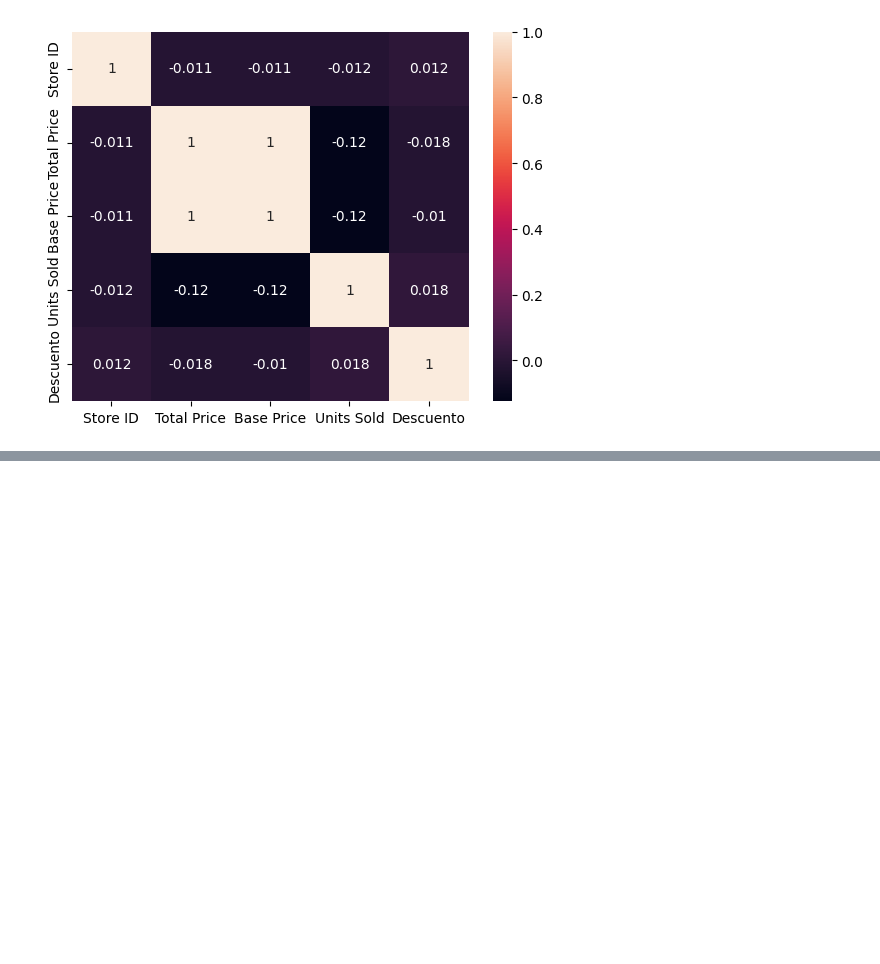
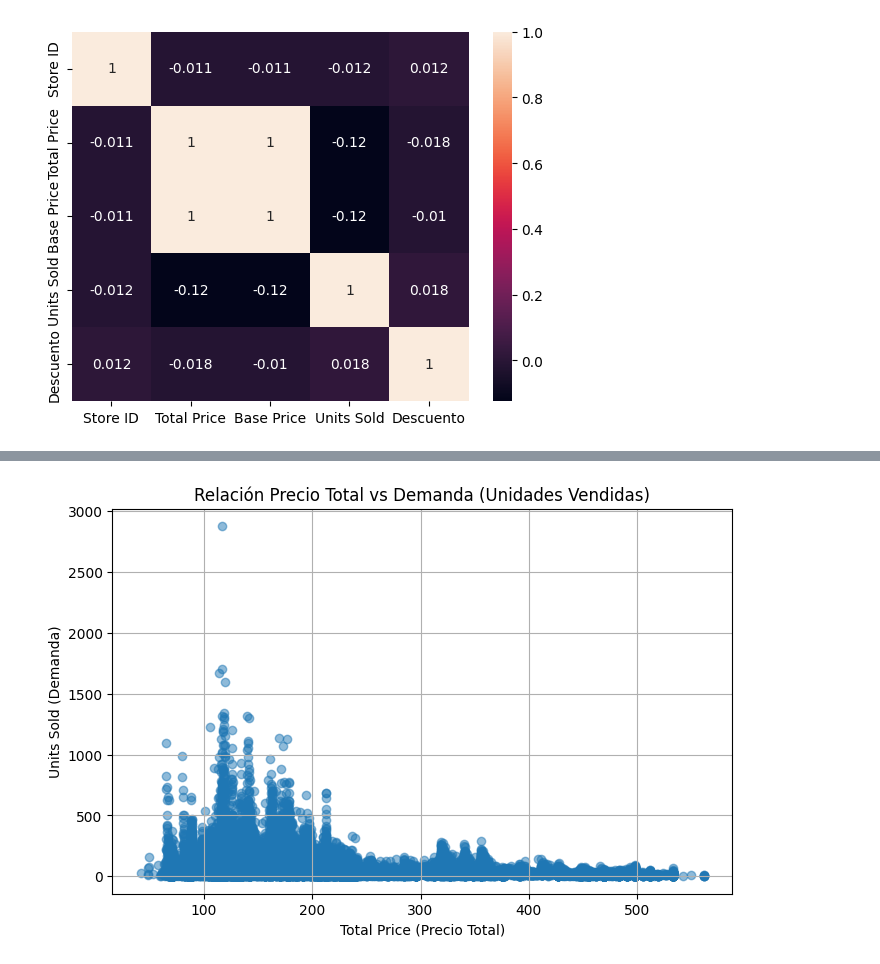
Before and after one commit to MonicaChT16/ComputacionParalelaLab3, a Jupyter notebook: Predicción_de_Demanda__PT_I.ipynb, the cells around one changed output, grey strips where cells are left out. Drawn from its saved outputs; the diff is of its cells as text; code cells hidden in the pictures; blank space fills up the shorter version.

```diff
--- a/Predicción_de_Demanda__PT_I.ipynb
+++ b/Predicción_de_Demanda__PT_I.ipynb
@@ -374,0 +529,11 @@ sns.heatmap(dataclean.corr(), annot=True)
+# %%
+# 1. Gráfico scatter precio vs demanda
+plt.figure(figsize=(8,5))
+plt.scatter(dataT['Total Price'], dataT['Units Sold'], alpha=0.5)
+plt.title('Relación Precio Total vs Demanda (Unidades Vendidas)')
+plt.xlabel('Total Price (Precio Total)')
+plt.ylabel('Units Sold (Demanda)')
+plt.grid(True)
+plt.show()
+# %% [output]
+[figure, added]
```
Also changed, not shown: parts of 19 cells of this notebook.
